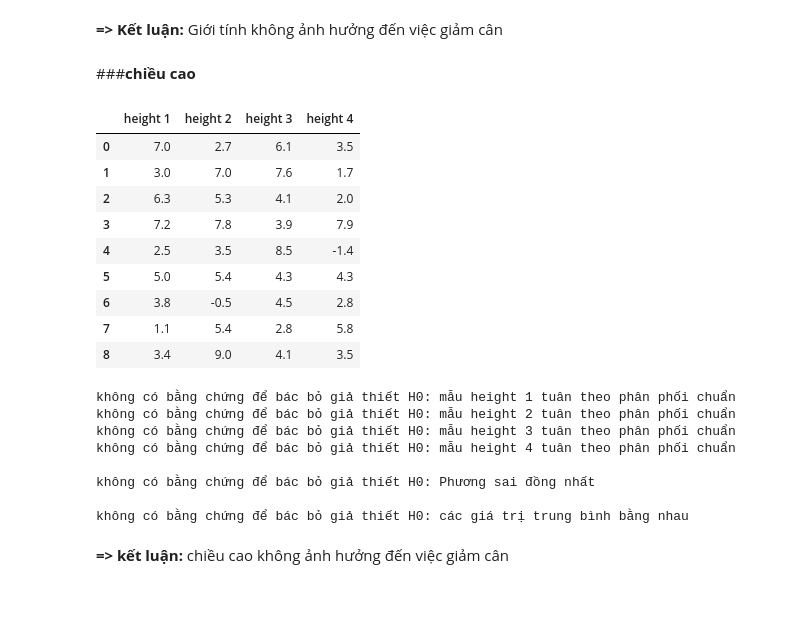
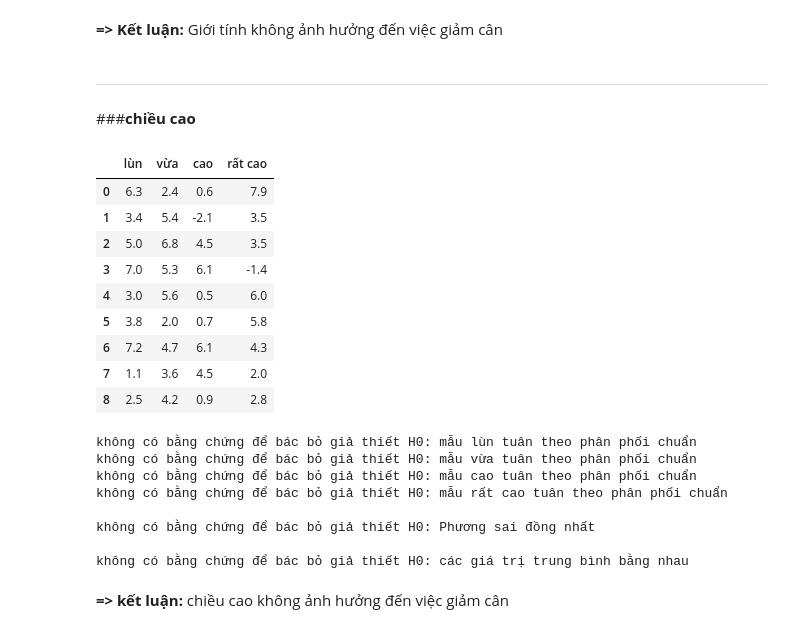
Before and after one commit to phantheminhchau1/phantichdulieupython, a Jupyter notebook: thongkesuydien.ipynb, the cells around one changed output. Cells and saved outputs as stored; diff of their text form; code cells hidden in the pictures; blank space fills up the shorter version.

Commit message:
Được tạo bằng Colaboratory

```diff
--- a/thongkesuydien.ipynb
+++ b/thongkesuydien.ipynb
@@ -231,43 +298,45 @@ Stat = -0.20925085653363862 P_value = 0.8348273886348047
 không có bằng chứng để bác bỏ giả thiết H0: Chỉ số giảm cân của nam và nữ bằng nhau
 # %% [markdown]
 **=> Kết luận:** Giới tính không ảnh hưởng đến việc giảm cân
+# %% [markdown]
+<hr>
 # %% [markdown]
 ###**chiều cao**
 # %%
 # phân nhóm theo chiều cao
-height_1 = df[(df['Height'] < 160)]["weightlost"]                        #chiều cao dưới 160 cm
-height_2 = df[(df['Height'] < 170)][(df['Height'] >= 160)]["weightlost"] #chiều cao từ 160 đến dưới 170 cm
-height_3 = df[(df['Height'] < 180)][(df['Height'] >= 170)]["weightlost"] #chiều cao từ 170 đến dưới 180 cm
-height_4 = df[(df['Height'] >= 180)]["weightlost"]                       #chiều cao trên 180 cm
+height_1 = df[(df['Height'] < 160)]["weightlost"]                         #chiều cao dưới 160 cm
+height_2 = df[(df['Height'] < 170) & (df['Height'] >= 160)]["weightlost"] #chiều cao từ 160 đến dưới 170 cm
+height_3 = df[(df['Height'] < 180) & (df['Height'] >= 170)]["weightlost"] #chiều cao từ 170 đến dưới 180 cm
+height_4 = df[(df['Height'] >= 180)]["weightlost"]                        #chiều cao trên 180 cm
 #lấy mẫu để kiểm định anova
 height_sp1 = height_1.sample(9)
 height_sp2 = height_2.sample(9)
 height_sp3 = height_3.sample(9)
 height_sp4 = height_4.sample(9)
-#
+#gộp các nhóm lại thành dataframe
 weight_lost = list(zip(height_sp1, height_sp2, height_sp3, height_sp4))
-df_height =  pd.DataFrame(weight_lost, columns = ("height 1", "height 2", "height 3", "height 4"))
+df_height =  pd.DataFrame(weight_lost, columns = ("lùn", "vừa", "cao", "rất cao"))
 df_height
 # %% [output]
-|  | height 1 | height 2 | height 3 | height 4 |
-| 0 | 7.0 | 2.7 | 6.1 | 3.5 |
-| 1 | 3.0 | 7.0 | 7.6 | 1.7 |
-| 2 | 6.3 | 5.3 | 4.1 | 2.0 |
-| 3 | 7.2 | 7.8 | 3.9 | 7.9 |
-| 4 | 2.5 | 3.5 | 8.5 | -1.4 |
-| 5 | 5.0 | 5.4 | 4.3 | 4.3 |
-| 6 | 3.8 | -0.5 | 4.5 | 2.8 |
-| 7 | 1.1 | 5.4 | 2.8 | 5.8 |
-| 8 | 3.4 | 9.0 | 4.1 | 3.5 |
+|  | lùn | vừa | cao | rất cao |
+| 0 | 6.3 | 2.4 | 0.6 | 7.9 |
+| 1 | 3.4 | 5.4 | -2.1 | 3.5 |
+| 2 | 5.0 | 6.8 | 4.5 | 3.5 |
+| 3 | 7.0 | 5.3 | 6.1 | -1.4 |
+| 4 | 3.0 | 5.6 | 0.5 | 6.0 |
+| 5 | 3.8 | 2.0 | 0.7 | 5.8 |
+| 6 | 7.2 | 4.7 | 6.1 | 4.3 |
+| 7 | 1.1 | 3.6 | 4.5 | 2.0 |
+| 8 | 2.5 | 4.2 | 0.9 | 2.8 |
 # %%
 shapiro(df_height)
 levene(df_height)
 anova(df_height)
 # %% [output]
-không có bằng chứng để bác bỏ giả thiết H0: mẫu height 1 tuân theo phân phối chuẩn
-không có bằng chứng để bác bỏ giả thiết H0: mẫu height 2 tuân theo phân phối chuẩn
-không có bằng chứng để bác bỏ giả thiết H0: mẫu height 3 tuân theo phân phối chuẩn
-không có bằng chứng để bác bỏ giả thiết H0: mẫu height 4 tuân theo phân phối chuẩn
+không có bằng chứng để bác bỏ giả thiết H0: mẫu lùn tuân theo phân phối chuẩn
+không có bằng chứng để bác bỏ giả thiết H0: mẫu vừa tuân theo phân phối chuẩn
+không có bằng chứng để bác bỏ giả thiết H0: mẫu cao tuân theo phân phối chuẩn
+không có bằng chứng để bác bỏ giả thiết H0: mẫu rất cao tuân theo phân phối chuẩn
 
 không có bằng chứng để bác bỏ giả thiết H0: Phương sai đồng nhất
 
```
Also changed, not shown: parts of 26 cells of this notebook.
